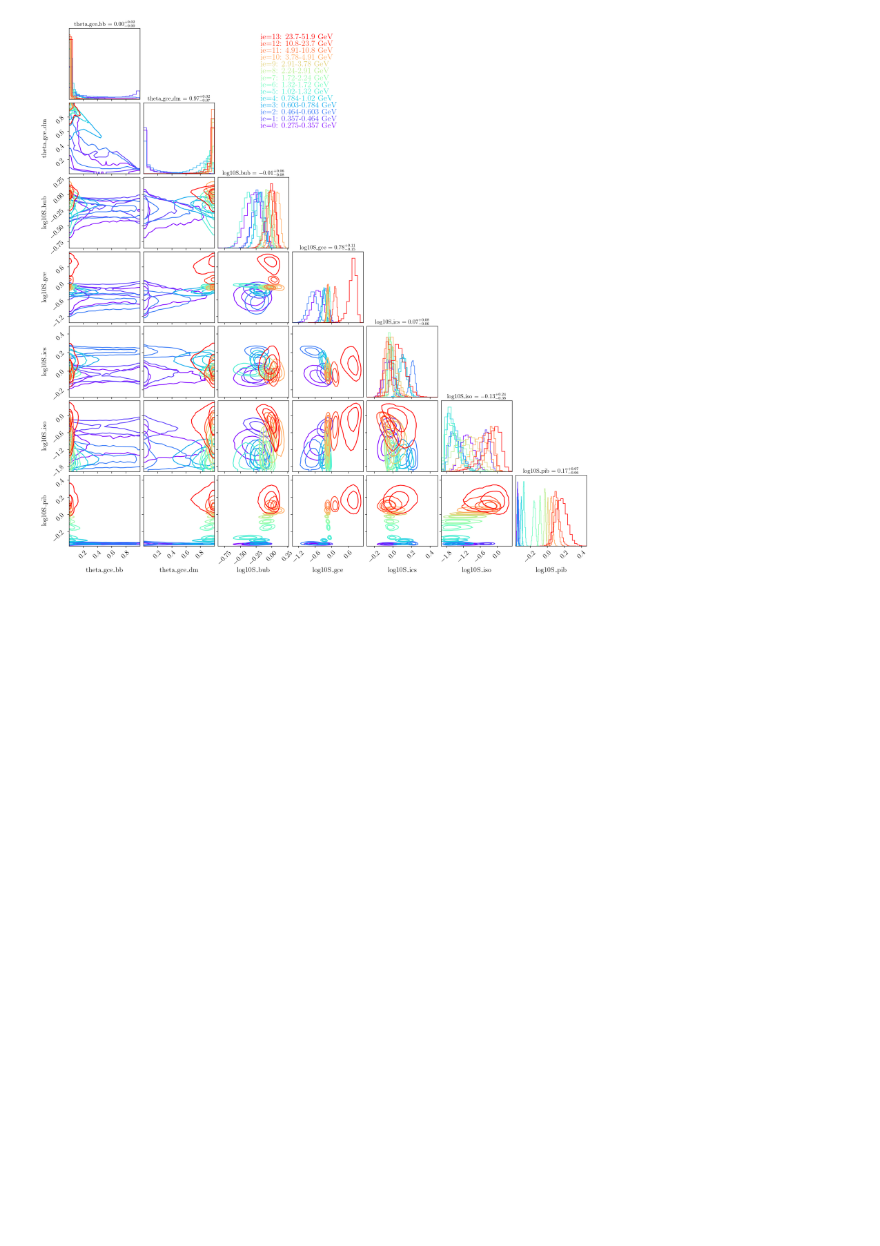
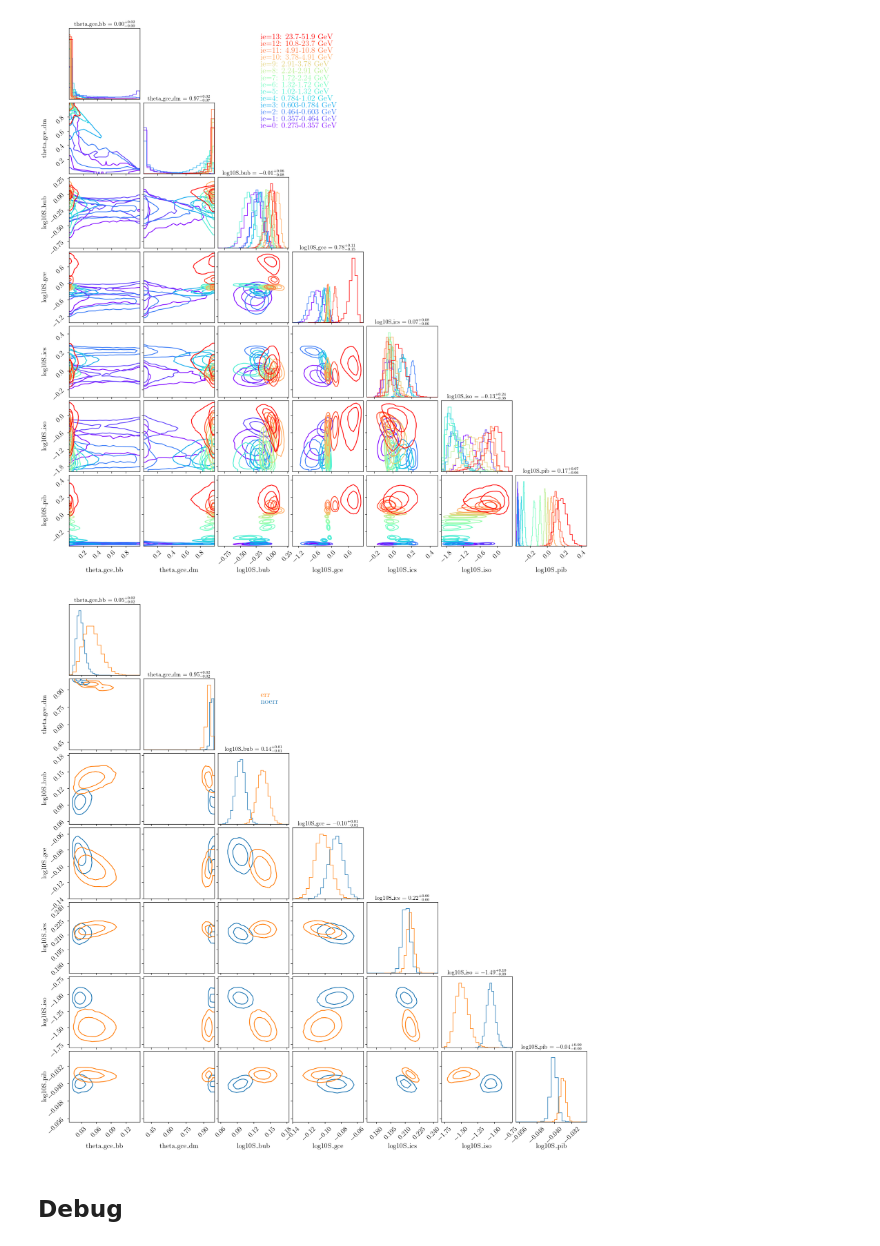
Before and after one commit to yitiansun/gce-prob-prog, a Jupyter notebook: notebooks/3_compare_gcepy.ipynb, the cells around one changed output. Cells and saved outputs as stored; diff of their text form; code cells hidden in the pictures; blank space fills up the shorter version.

Commit message:
gcepy full comparison (astrophysical)

```diff
--- a/notebooks/3_compare_gcepy.ipynb
+++ b/notebooks/3_compare_gcepy.ipynb
@@ -88,0 +65,7 @@ dict_keys(['log10S_bub', 'log10S_gce', 'log10S_ics', 'log10S_iso', 'log10S_pib',
+# %%
+svi_results = ebinmodel_gcepy.fit_SVI_full(
+    rng_key=jax.random.PRNGKey(42),
+    num_flows=5, hidden_dims=[256, 256],
+    n_steps=20000, lr=5e-5, num_particles=8,
+    include_errors=True,
+)
@@ -88,0 +76,3 @@ dict_keys(['log10S_bub', 'log10S_gce', 'log10S_ics', 'log10S_iso', 'log10S_pib',
+# %%
+samples = ebinmodel_gcepy.get_svi_samples(num_samples=50000, expand_samples=True)
+pickle.dump((samples, svi_results), open(f'{output_dir}/compare_gcepy/gcepy_svi_full_werr.p', 'wb'))
@@ -149,3 +145,62 @@ plt.savefig('../output/posteriors/plots/gcepy_noprior.pdf')
 # %% [output]
 WARNING:root:Too few points to create valid contours
 [figure]
+# %%
+samples_dict = {
+    'noerr' : pickle.load(open(f'{output_dir}/compare_gcepy/gcepy_svi_full.p', 'rb'))[0],
+    'err'   : pickle.load(open(f'{output_dir}/compare_gcepy/gcepy_svi_full_werr.p', 'rb'))[0],
+}
+
+colors_dict = {
+    'noerr' : 'C0',
+    'err'   : 'C1',
+}
+
+plot_var_names = [
+    'theta_gce_bb', 'theta_gce_dm',
+    'log10S_bub', 'log10S_gce', 'log10S_ics', 'log10S_iso', 'log10S_pib',
+]
+
+n_bins_1d = 30
+bins_1d_arr = []
+for vn in plot_var_names:
+    vmin = np.min([np.min(s[vn]) for _, s in samples_dict.items()])
+    vmax = np.max([np.max(s[vn]) for _, s in samples_dict.items()])
+    bins_1d_arr.append(np.linspace(vmin, vmax, n_bins_1d + 1))
+
+figure = None
+for ie, (samples_name, samples) in enumerate(samples_dict.items()):
+    color = mpl.colors.to_hex(colors_dict[samples_name])
+    figure = corner.corner(
+        samples,
+        bins_1d_arr=bins_1d_arr,
+        var_names=plot_var_names,
+        show_titles=True,
+        title_kwargs={"fontsize": 12},
+        levels = [0.68, 0.95],
+        color = color,
+        plot_contours=True,
+        fill_contours=False,
+        plot_density=False,
+        plot_datapoints=False,
+        fig=figure,
+    )
+    figure.text(0.4, 0.8+0.012*ie, samples_name, fontsize=16, color=color)
+
+# ndim = len(plot_var_names)
+# axs = np.array(figure.axes).reshape((ndim, ndim))
+
+# MAP_estimates, _ = pickle.load(open(f'{output_dir}/check_SVI/ebin10_MAP.p', 'rb'))
+
+# for i, v in enumerate(plot_var_names):
+#     axs[i,i].axvline(MAP_estimates[v], color='k')
+
+# for ri in range(ndim):
+#     for ci in range(ri):
+#         axs[ri,ci].plot(MAP_estimates[plot_var_names[ci]], MAP_estimates[plot_var_names[ri]], '*', color='k', ms=10)
+
+plt.savefig('../output/posteriors/plots/gcepy_full.pdf')
+# %% [output]
+[figure, added]
+# %% [markdown]
+## Debug
```
Also changed, not shown: parts of 9 cells of this notebook, 3 other files.
